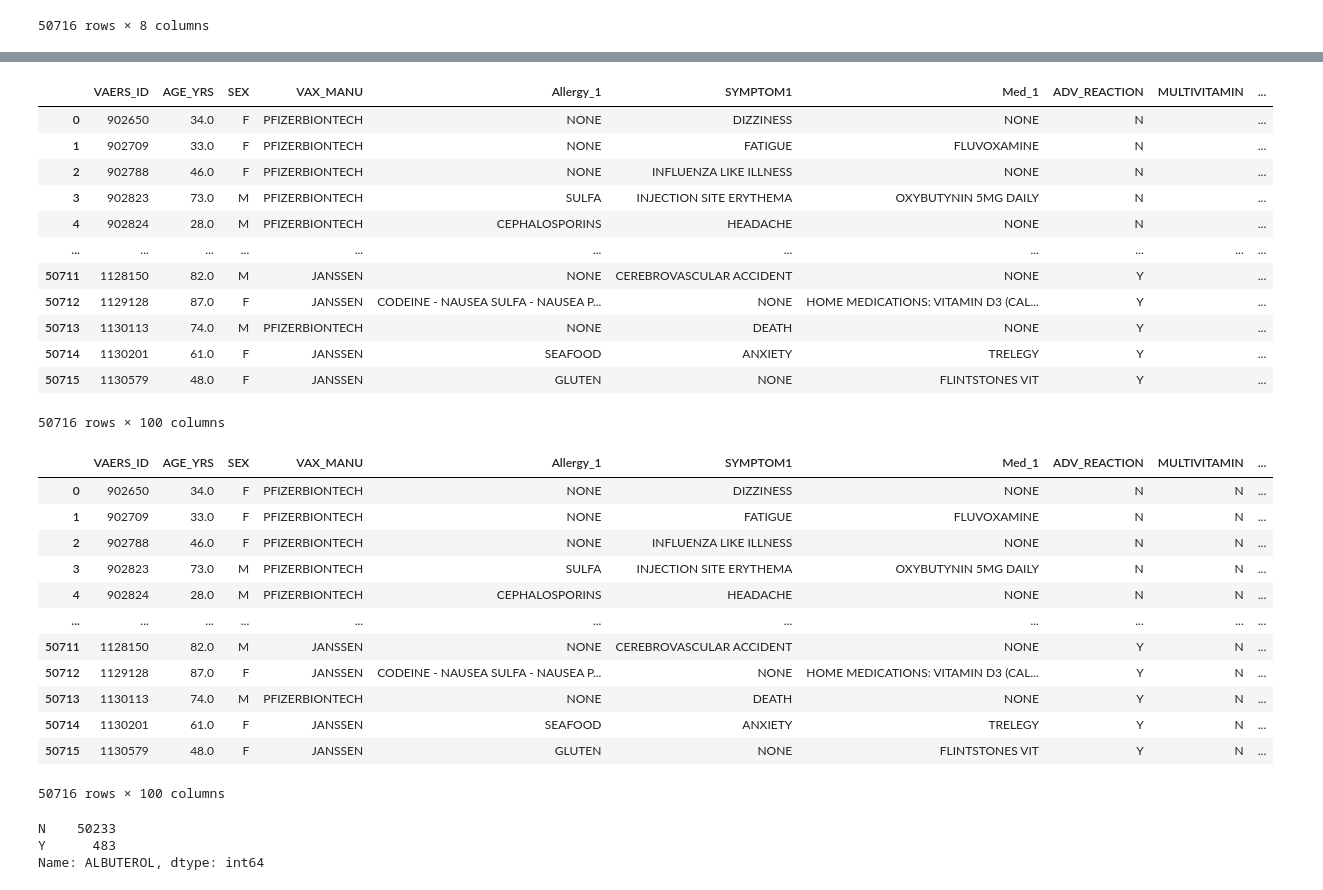
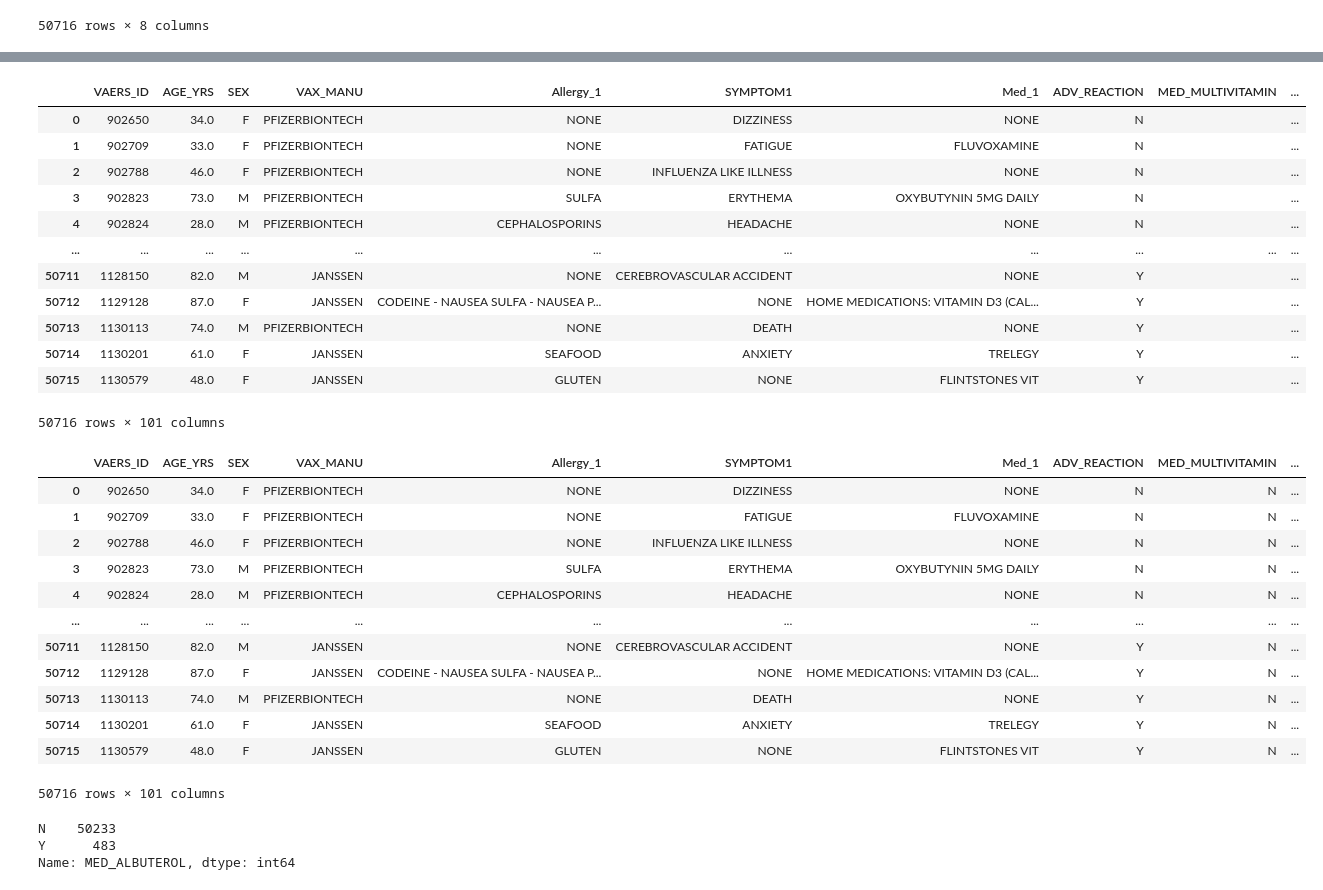
Before and after one commit to zoomdmartin02/Covid_Vaccine_Analysis, a Jupyter notebook: final_cleaning_asm.ipynb, the cells around one changed output, grey strips where cells are left out. Saved outputs shown, nothing was run; the diff lists cells and outputs as text; code cells hidden in the pictures.

```diff
--- a/final_cleaning_asm.ipynb
+++ b/final_cleaning_asm.ipynb
@@ -331,16 +319,15 @@ sanda_df
 
 Meds_None_List = ['N/A', 'NONE.',  'NONE REPORTED',  'NA', 'NO', '0', 'NOTHING', 'NONE LISTED', 'NONE NOTED', 'NO MEDICATIONS',
                   'DENIED', 'NO.', 'NOT APPLICABLE', 'NOT REPORTED', 'NON', 'NKA', 'NONE REPORTED.', 'DENIES ANY MEDICATIONS',
-                  'DENIES', 'NONE REPORTED BY PATIENT', 'I?M NOT TAKING ANY MEDICATION.']
+                  'DENIES', 'NONE REPORTED BY PATIENT', 'I?M NOT TAKING ANY MEDICATION.',
+                  'UNKNOWN', 'UNK', 'NONE KNOWN', 'NOT KNOWN',';', ';  ;',
+                  'I DO NOT HAVE THAT INFORMATION AT THE TIME OF THIS FILING. I?M HIS SON MAKING THE FILING',
+                  'UNKNOWN - WILL NEED TO FOLLOW UP WITH HOSPITAL', 'UNKNOWN.', 'UNKOWN', 'UNSURE', ';  ;  ;', 'UKN', '?',
+                  '#NAME?', 'NOT AVAILABLE', 'NOT AVL TO THIS REPORTER', 'NOT DISCLOSING', 'NOT AWARE', 'UNKNOWN BY REPORTER',
+                  'MANY', 'UNKNOWN BY REPORTER', 'YES', 'SEE BELOW', 'SEE CONTINUATION SHEET', 'I GOT SECOND COVID SHOT ON 2/6',
+                  'PREFER NOT TO ANSWER', 'MULTIPLE']
 sanda_df['Med_1'] = sanda_df['Med_1'].replace(Meds_None_List, 'NONE')
 
-Meds_Unknown_List = ['UNKNOWN', 'UNK', 'NONE KNOWN', 'NOT KNOWN',';', ';  ;',
-                     'I DO NOT HAVE THAT INFORMATION AT THE TIME OF THIS FILING. I?M HIS SON MAKING THE FILING',
-                     'UNKNOWN - WILL NEED TO FOLLOW UP WITH HOSPITAL', 'UNKNOWN.', 'UNKOWN', 'UNSURE', ';  ;  ;', 'UKN', '?',
-                     '#NAME?', 'NOT AVAILABLE', 'NOT AVL TO THIS REPORTER', 'NOT DISCLOSING', 'NOT AWARE', 'UNKNOWN BY REPORTER',
-                     'MANY', 'UNKNOWN BY REPORTER', 'YES', 'SEE BELOW', 'SEE CONTINUATION SHEET', 'I GOT SECOND COVID SHOT ON 2/6',
-                    'PREFER NOT TO ANSWER', 'MULTIPLE']
-sanda_df['Med_1'] = sanda_df['Med_1'].replace(Meds_Unknown_List, 'UNKNOWN')
 
 multi_vit_list = ['MULTI VITAMIN', 'VITAMINS', 'MULTIVITAMINS', 'MULTI-VITAMIN', 'DAILY VITAMIN', 'MVI', 'DAILY MULTIVITAMIN',
                  'LIVE WELL VITAMINS', 'AIRBORN GUMMY VITAMINS', 'MULTIVITAMINS (1/DAILY)', 'MULTIVITAMIN EVERY FEW DAYS.',
@@ -459,0 +469,24 @@ sanda_df
+# %%
+# this section moves variable symptom responses to a common response when the intent is the same.  Each list compiles
+# observed variation in response and associates with a common response for Symptoms only.
+
+death_list = ['SUDDEN DEATH']
+sanda_df['SYMPTOM1'] = sanda_df['SYMPTOM1'].replace(death_list, 'DEATH')
+
+erythema_list = ['INJECTION SITE ERYTHEMA', 'VACCINATION SITE ERYTHEMA', 'ERYTHEMA MULTIFORME',
+                'RASH ERYTHEMATOUS']
+sanda_df['SYMPTOM1'] = sanda_df['SYMPTOM1'].replace(erythema_list, 'ERYTHEMA')
+
+covid_list = ['COVID-19 PNEUMONIA']
+sanda_df['SYMPTOM1'] = sanda_df['SYMPTOM1'].replace(covid_list, 'COVID-19')
+
+ab_list = ['ABDOMINAL PAIN UPPER', 'ABDOMINAL PAIN LOWER', 'ABDOMINAL DISCOMFORT']
+sanda_df['SYMPTOM1'] = sanda_df['SYMPTOM1'].replace(ab_list, 'ABDOMINAL PAIN')
+
+anaph_list = ['ANAPHYLACTIC SHOCK', 'ANAPHYLACTOID REACTION']
+sanda_df['SYMPTOM1'] = sanda_df['SYMPTOM1'].replace(anaph_list, 'ANAPHYLACTIC REACTION')
+# %%
+# checking for frequently occuring medications in the Med_1 field for the purpose of building a list of drugs to test against
+pd.set_option('display.max_rows', None)
+med_counts = sanda_df.Med_1.value_counts()
+med_counts
@@ -472,14 +518,16 @@ med_list = ['MULTIVITAMIN', 'VITAMIN B', 'VITAMIN C', 'VITAMIN D', 'BIRTH CONTRO
            'PEPSID', 'XARELTO', 'BALLOFEN', 'CASIRIVIMAB', 'LEVOXYL', 'ESTRADIOL', 'LITHIUM', 'XANAX']
 # %%
 # Add each drug column in med_list to the dataframe
-sanda_df[med_list]=''
+for med in med_list:
+    sanda_df['MED_'+med]=''
+sanda_df['MED_NONE'] = ''
 sanda_df
 # %% [output]
-|  | VAERS_ID | AGE_YRS | SEX | VAX_MANU | Allergy_1 | SYMPTOM1 | Med_1 | ADV_REACTION | MULTIVITAMIN | ... |
+|  | VAERS_ID | AGE_YRS | SEX | VAX_MANU | Allergy_1 | SYMPTOM1 | Med_1 | ADV_REACTION | MED_MULTIVITAMIN | ... |
 | 0 | 902650 | 34.0 | F | PFIZERBIONTECH | NONE | DIZZINESS | NONE | N |  | ... |
 | 1 | 902709 | 33.0 | F | PFIZERBIONTECH | NONE | FATIGUE | FLUVOXAMINE | N |  | ... |
 | 2 | 902788 | 46.0 | F | PFIZERBIONTECH | NONE | INFLUENZA LIKE ILLNESS | NONE | N |  | ... |
-| 3 | 902823 | 73.0 | M | PFIZERBIONTECH | SULFA | INJECTION SITE ERYTHEMA | OXYBUTYNIN 5MG DAILY | N |  | ... |
+| 3 | 902823 | 73.0 | M | PFIZERBIONTECH | SULFA | ERYTHEMA | OXYBUTYNIN 5MG DAILY | N |  | ... |
 | 4 | 902824 | 28.0 | M | PFIZERBIONTECH | CEPHALOSPORINS | HEADACHE | NONE | N |  | ... |
 | ... | ... | ... | ... | ... | ... | ... | ... | ... | ... | ... |
 | 50711 | 1128150 | 82.0 | M | JANSSEN | NONE | CEREBROVASCULAR ACCIDENT | NONE | Y |  | ... |
@@ -487,20 +535,22 @@ sanda_df
 | 50713 | 1130113 | 74.0 | M | PFIZERBIONTECH | NONE | DEATH | NONE | Y |  | ... |
 | 50714 | 1130201 | 61.0 | F | JANSSEN | SEAFOOD | ANXIETY | TRELEGY | Y |  | ... |
 | 50715 | 1130579 | 48.0 | F | JANSSEN | GLUTEN | NONE | FLINTSTONES VIT | Y |  | ... |
-50716 rows × 100 columns
+50716 rows × 101 columns
 # %%
 # checking the Med_1 column for existance of any of the drugs we're tracking.  If exists as a subset in Med_1, mark the appropriate
 # drug column with yes or no.
+med_list = med_list + ['NONE']
 for drug in med_list:
-    sanda_df[drug] = np.where(sanda_df['Med_1'].str.contains(drug, case=False), "Y", "N")
+    sanda_df['MED_'+drug] = np.where(sanda_df['Med_1'].str.contains(drug, case=False), "Y", "N")
+    sanda_df['MED_NONE'] = np.where(sanda_df['Med_1'].str.contains('NONE', case=False), "Y", "N")
 
 sanda_df
 # %% [output]
-|  | VAERS_ID | AGE_YRS | SEX | VAX_MANU | Allergy_1 | SYMPTOM1 | Med_1 | ADV_REACTION | MULTIVITAMIN | ... |
+|  | VAERS_ID | AGE_YRS | SEX | VAX_MANU | Allergy_1 | SYMPTOM1 | Med_1 | ADV_REACTION | MED_MULTIVITAMIN | ... |
 | 0 | 902650 | 34.0 | F | PFIZERBIONTECH | NONE | DIZZINESS | NONE | N | N | ... |
 | 1 | 902709 | 33.0 | F | PFIZERBIONTECH | NONE | FATIGUE | FLUVOXAMINE | N | N | ... |
 | 2 | 902788 | 46.0 | F | PFIZERBIONTECH | NONE | INFLUENZA LIKE ILLNESS | NONE | N | N | ... |
-| 3 | 902823 | 73.0 | M | PFIZERBIONTECH | SULFA | INJECTION SITE ERYTHEMA | OXYBUTYNIN 5MG DAILY | N | N | ... |
+| 3 | 902823 | 73.0 | M | PFIZERBIONTECH | SULFA | ERYTHEMA | OXYBUTYNIN 5MG DAILY | N | N | ... |
 | 4 | 902824 | 28.0 | M | PFIZERBIONTECH | CEPHALOSPORINS | HEADACHE | NONE | N | N | ... |
 | ... | ... | ... | ... | ... | ... | ... | ... | ... | ... | ... |
 | 50711 | 1128150 | 82.0 | M | JANSSEN | NONE | CEREBROVASCULAR ACCIDENT | NONE | Y | N | ... |
@@ -508,12 +558,12 @@ sanda_df
 | 50713 | 1130113 | 74.0 | M | PFIZERBIONTECH | NONE | DEATH | NONE | Y | N | ... |
 | 50714 | 1130201 | 61.0 | F | JANSSEN | SEAFOOD | ANXIETY | TRELEGY | Y | N | ... |
 | 50715 | 1130579 | 48.0 | F | JANSSEN | GLUTEN | NONE | FLINTSTONES VIT | Y | N | ... |
-50716 rows × 100 columns
+50716 rows × 101 columns
 # %%
 # use value_counts to verify that there are Yes and No values in the drug columns
-multi_vit = sanda_df.ALBUTEROL.value_counts()
+multi_vit = sanda_df.MED_ALBUTEROL.value_counts()
 multi_vit
 # %% [output]
 N    50233
 Y      483
-Name: ALBUTEROL, dtype: int64
+Name: MED_ALBUTEROL, dtype: int64
```
Also changed, not shown: parts of 16 cells of this notebook, 5 other files.
